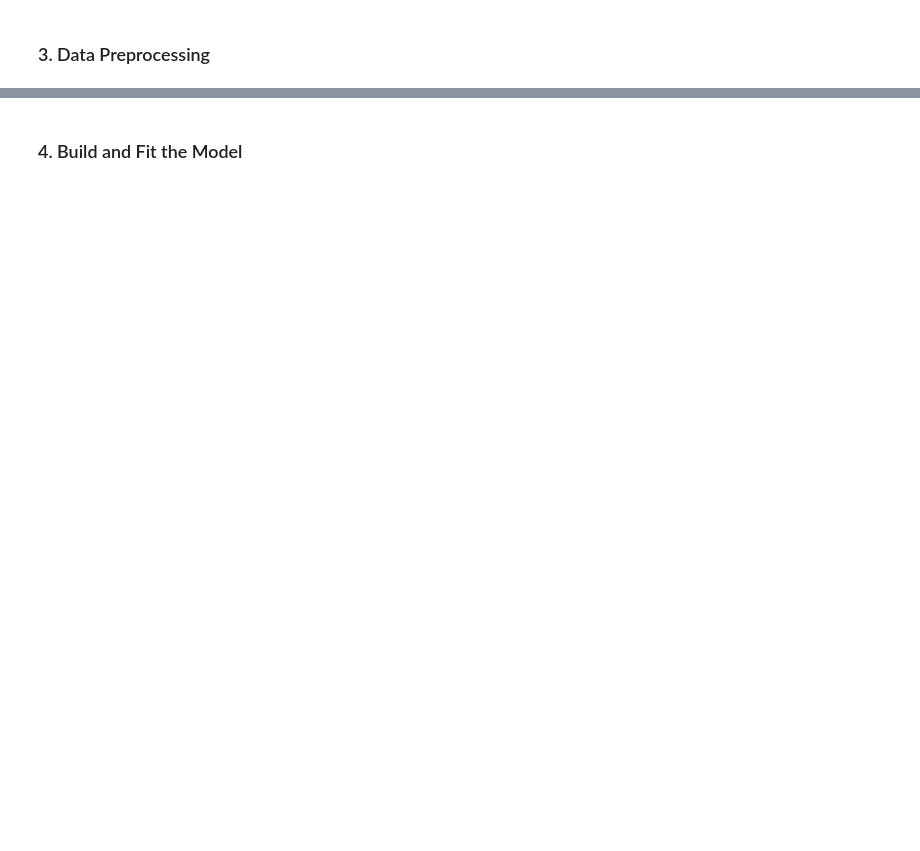
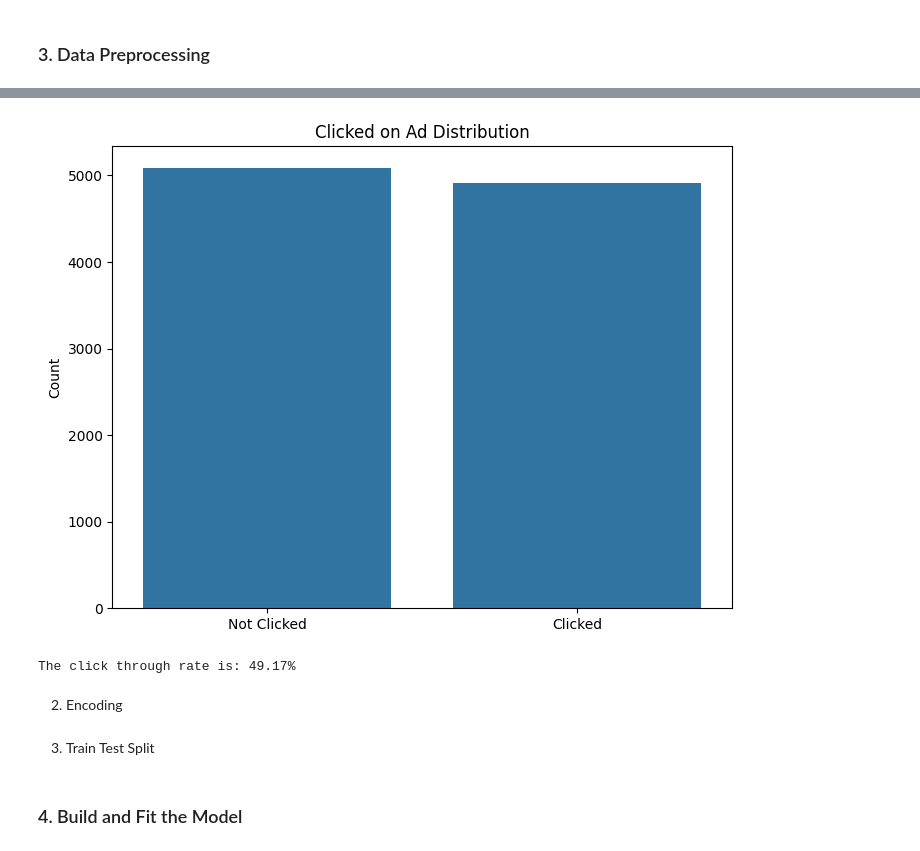
Before and after one commit to fatahrahimi330/100-Machine-Learning-Projects, a Jupyter notebook: 34-Click-Through Rate Prediction/click_through_rate_prediction.ipynb, the cells around one changed output, grey strips where cells are left out. Cells and saved outputs as stored; diff of their text form; code cells hidden in the pictures; blank space fills up the shorter version.

Commit message:
click Through Rate Prediction Project

```diff
--- a/34-Click-Through Rate Prediction/click_through_rate_prediction.ipynb
+++ b/34-Click-Through Rate Prediction/click_through_rate_prediction.ipynb
@@ -18,0 +75,3 @@ df.head()
+# %%
+value_counts = df['Clicked on Ad'].value_counts()
+value_counts
@@ -18,0 +84,15 @@ df.head()
+# %%
+plt.figure(figsize=(8, 6))
+sns.barplot(x=['Not Clicked', 'Clicked'], y=value_counts)
+plt.title('Clicked on Ad Distribution')
+plt.ylabel('Count')
+plt.show()
+# %% [output]
+[figure, added]
+# %%
+click_through_rate = value_counts[1] / 10000 * 100
+print(f"The click through rate is: {click_through_rate}%")
+# %% [output]
+The click through rate is: 49.17%
+# %% [markdown]
+2.  Encoding
@@ -18,0 +104,2 @@ df.head()
+# %% [markdown]
+3. Train Test Split
```
Also changed, not shown: parts of 17 cells of this notebook, 3 other files.
